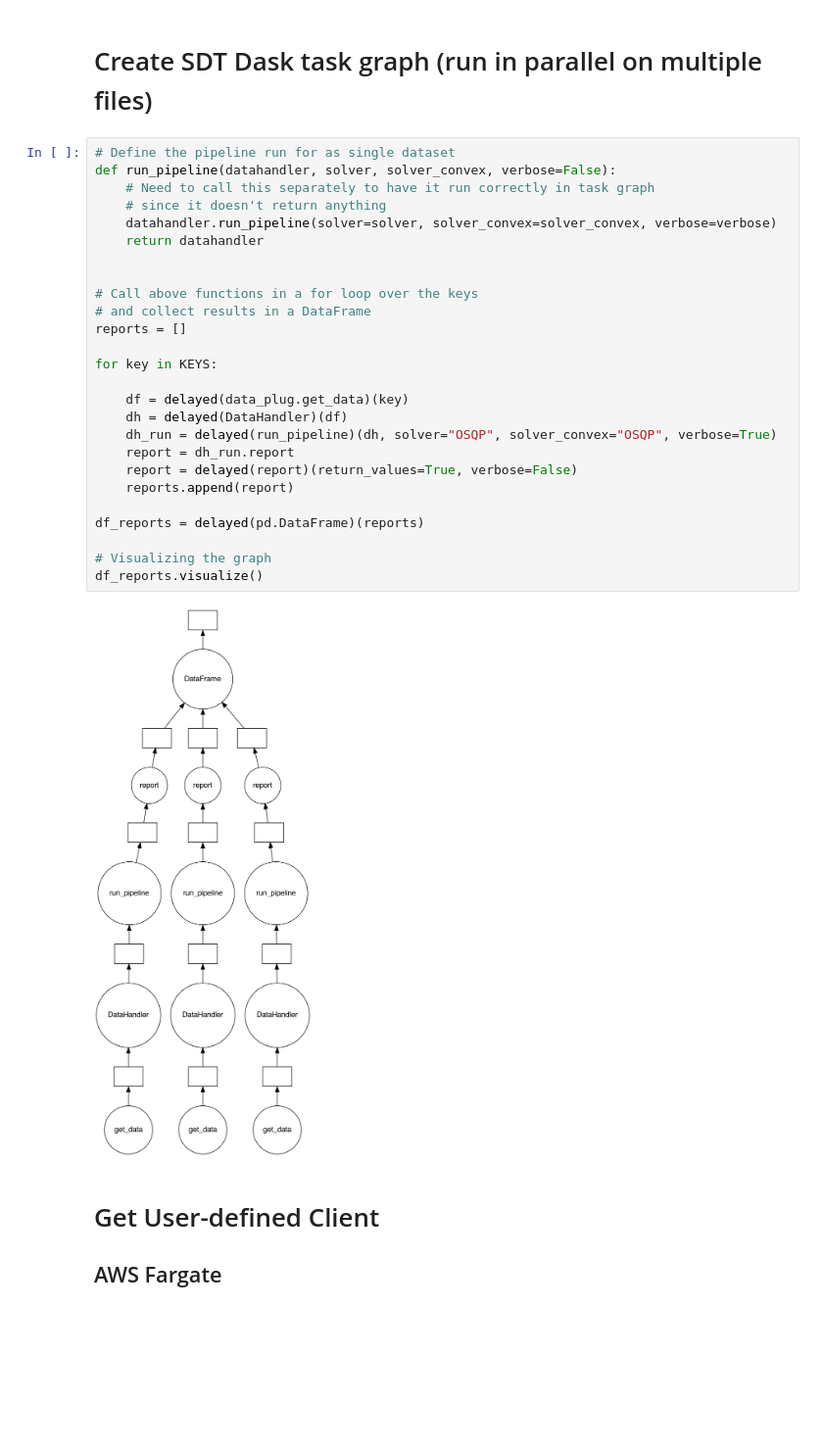
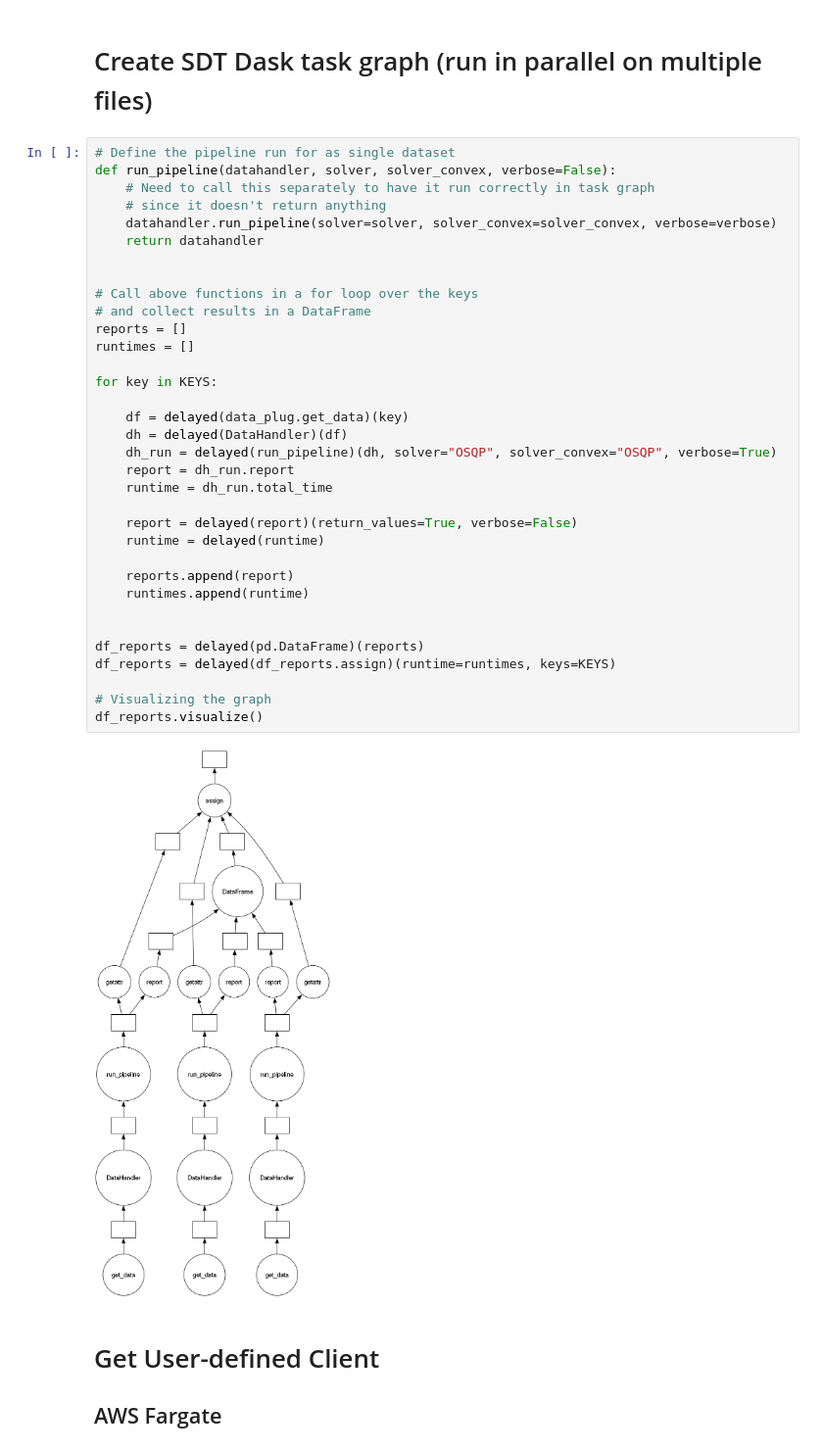
Before and after one commit to slacgismo/solar-data-tools, a Jupyter notebook: sdt_dask/examples/tool_demo_fargate.ipynb, the cells around one changed output. Shown at 98% size. Drawn from its saved outputs; the diff is of its cells as text; blank space fills up the shorter version.

```diff
--- a/sdt_dask/examples/tool_demo_fargate.ipynb
+++ b/sdt_dask/examples/tool_demo_fargate.ipynb
@@ -50,31 +59,39 @@ KEYS
 # %%
 # Define the pipeline run for as single dataset
 def run_pipeline(datahandler, solver, solver_convex, verbose=False):
     # Need to call this separately to have it run correctly in task graph
     # since it doesn't return anything
     datahandler.run_pipeline(solver=solver, solver_convex=solver_convex, verbose=verbose)
     return datahandler
 
 
 # Call above functions in a for loop over the keys
 # and collect results in a DataFrame
 reports = []
+runtimes = []
 
 for key in KEYS:
 
     df = delayed(data_plug.get_data)(key)
     dh = delayed(DataHandler)(df)
     dh_run = delayed(run_pipeline)(dh, solver="OSQP", solver_convex="OSQP", verbose=True)
     report = dh_run.report
+    runtime = dh_run.total_time
+
     report = delayed(report)(return_values=True, verbose=False)
+    runtime = delayed(runtime)
+
     reports.append(report)
+    runtimes.append(runtime)
+
 
 df_reports = delayed(pd.DataFrame)(reports)
+df_reports = delayed(df_reports.assign)(runtime=runtimes, keys=KEYS)
 
 # Visualizing the graph
 df_reports.visualize()
 # %% [output]
-[figure, old version]
+[figure, new version]
 # %% [markdown]
 # Get User-defined Client
 ## AWS Fargate
```
Also changed, not shown: parts of 11 cells of this notebook, 9 other files.
